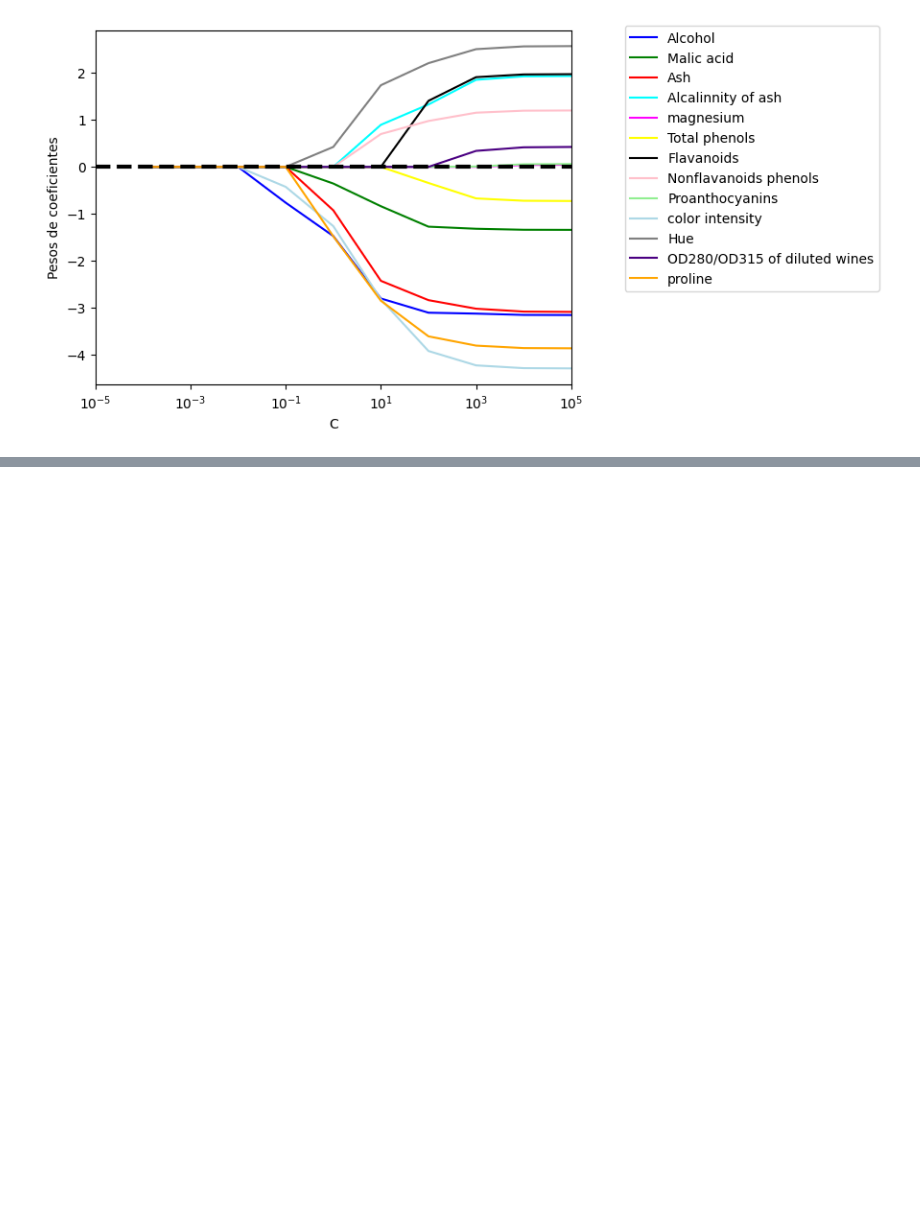
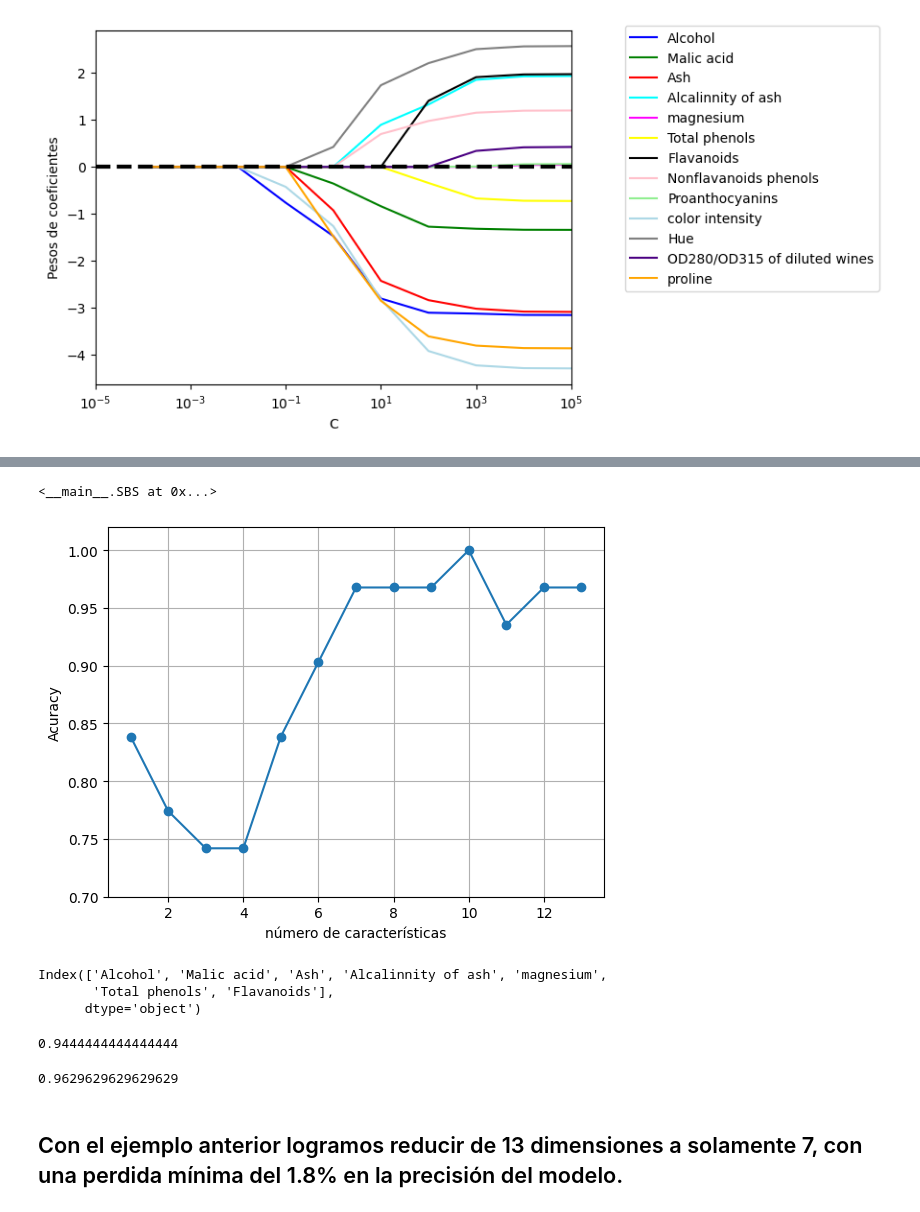
Before and after one commit to juancaalcaraz/practicaML, a Jupyter notebook: practicando_DS_wine.ipynb, the cells around one changed output, grey strips where cells are left out. Drawn from its saved outputs; the diff is of its cells as text; code cells hidden in the pictures; blank space fills up the shorter version.

```diff
--- a/practicando_DS_wine.ipynb
+++ b/practicando_DS_wine.ipynb
@@ -121,0 +169,41 @@ plt.show()
+# %%
+import matplotlib.pyplot as plt
+from sklearn.neighbors import KNeighborsClassifier
+
+knn = KNeighborsClassifier(n_neighbors=5)
+sbs = SBS(knn, k_features=1)
+sbs.fit(X_train_std, y_train)
+# %% [output]
+<__main__.SBS at 0x...>
+# %%
+k_feat= [len(k) for k in sbs.subsets_]
+# %%
+plt.plot(k_feat, sbs.scores_, marker='o')
+plt.ylim([0.7, 1.02])
+plt.ylabel('Acuracy')
+plt.xlabel('número de características')
+plt.grid()
+plt.show()
+# %% [output]
+[figure, added]
+# %%
+k3=list(sbs.subsets_[6])
+print(df_wine.columns[1:][k3])
+# %% [output]
+Index(['Alcohol', 'Malic acid', 'Ash', 'Alcalinnity of ash', 'magnesium',
+       'Total phenols', 'Flavanoids'],
+      dtype='object')
+# %%
+# Reduciendo el dataset a 7 caracteristicas en lugar de 13, cobtenemos una precisión del 94,5%
+knn.fit(X_train_std[:,k3], y_train)
+print(knn.score(X_test_std[:,k3], y_test))
+# %% [output]
+0.9444444444444444
+# %%
+#con el dataset completo( las 13 caracteristicas) tendríamos una precisión del 96,3%
+knn.fit(X_train_std, y_train)
+print(knn.score(X_test_std, y_test))
+# %% [output]
+0.9629629629629629
+# %% [markdown]
+## Con el ejemplo anterior logramos reducir de 13 dimensiones a solamente 7, con una perdida mínima del 1.8% en la precisión del modelo.
```
Also changed, not shown: parts of 13 cells of this notebook.
